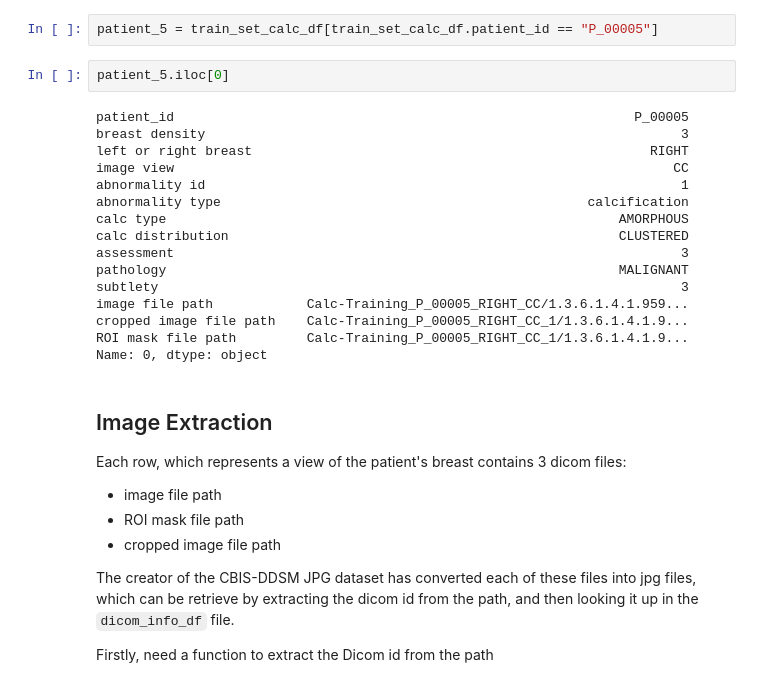
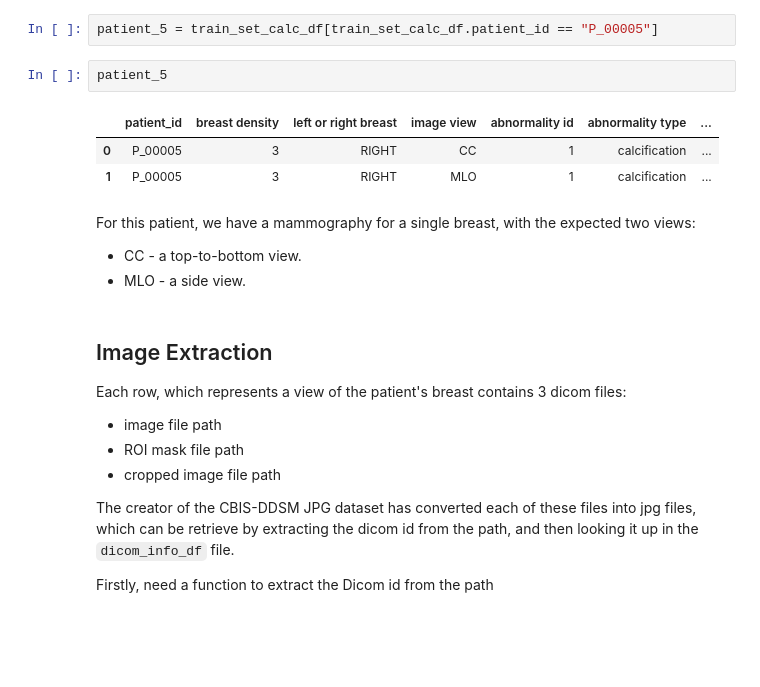
Before and after one commit to lextoumbourou/cm3070-final-project, a Jupyter notebook: notebooks/01-cbis-ddsm.ipynb, the cells around one changed output. Cells and saved outputs as stored; diff of their text form; blank space fills up the shorter version.

```diff
--- a/notebooks/01-cbis-ddsm.ipynb
+++ b/notebooks/01-cbis-ddsm.ipynb
@@ -91,23 +91,15 @@ Let's have a closer look at one patient id to start with. Later we'll try to und
 # %%
 patient_5 = train_set_calc_df[train_set_calc_df.patient_id == "P_00005"]
 # %%
-patient_5.iloc[0]
+patient_5
 # %% [output]
-patient_id                                                           P_00005
-breast density                                                             3
-left or right breast                                                   RIGHT
-image view                                                                CC
-abnormality id                                                             1
-abnormality type                                               calcification
-calc type                                                          AMORPHOUS
-calc distribution                                                  CLUSTERED
-assessment                                                                 3
-pathology                                                          MALIGNANT
-subtlety                                                                   3
-image file path            Calc-Training_P_00005_RIGHT_CC/1.3.6.1.4.1.959...
-cropped image file path    Calc-Training_P_00005_RIGHT_CC_1/1.3.6.1.4.1.9...
-ROI mask file path         Calc-Training_P_00005_RIGHT_CC_1/1.3.6.1.4.1.9...
-Name: 0, dtype: object
+|  | patient_id | breast density | left or right breast | image view | abnormality id | abnormality type | ... |
+| 0 | P_00005 | 3 | RIGHT | CC | 1 | calcification | ... |
+| 1 | P_00005 | 3 | RIGHT | MLO | 1 | calcification | ... |
+# %% [markdown]
+For this patient, we have a mammography for a single breast, with the expected two views:
+- CC - a top-to-bottom view.
+- MLO - a side view.
 # %% [markdown]
 ## Image Extraction
 
```
Also changed, not shown: parts of 17 cells of this notebook, 3 other files.
